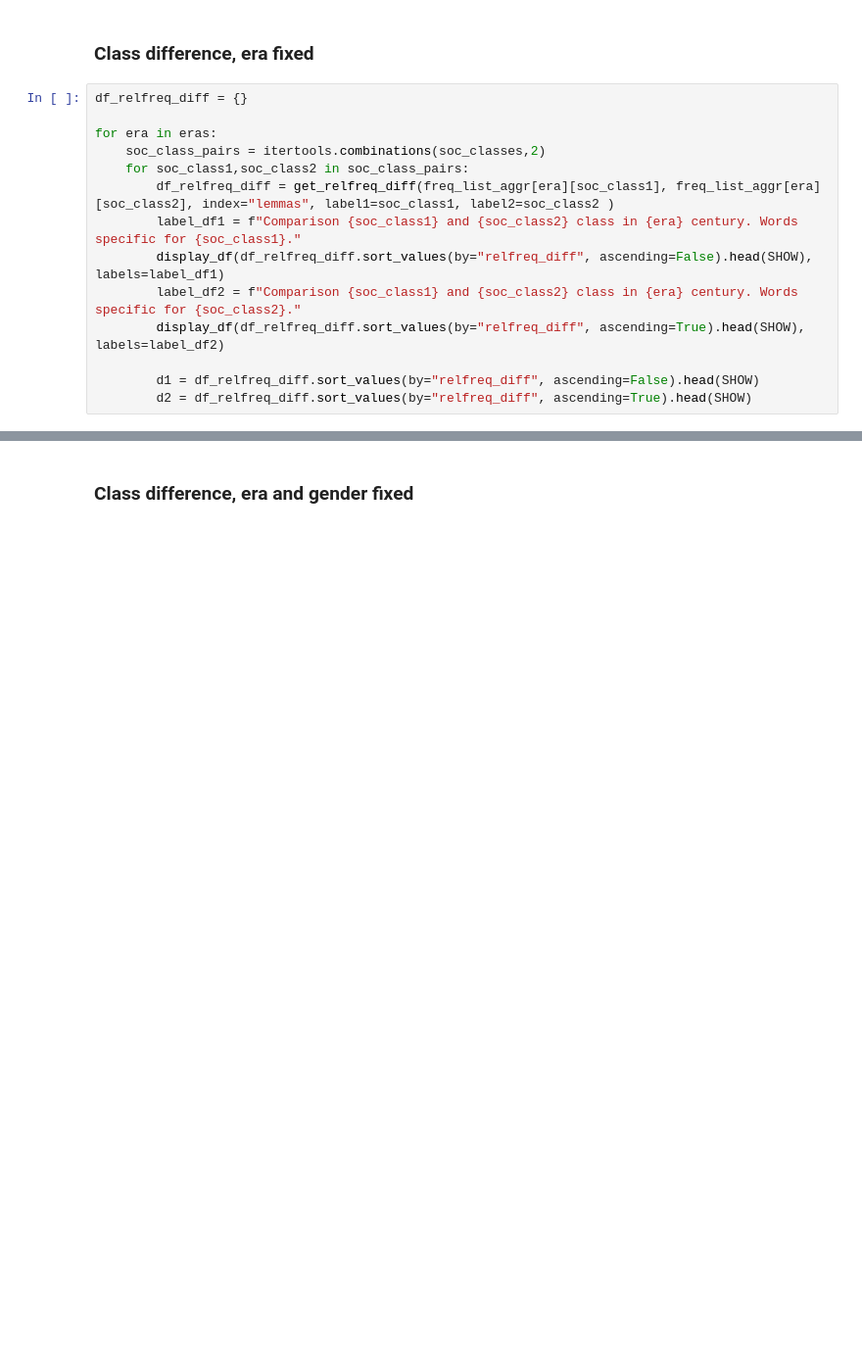
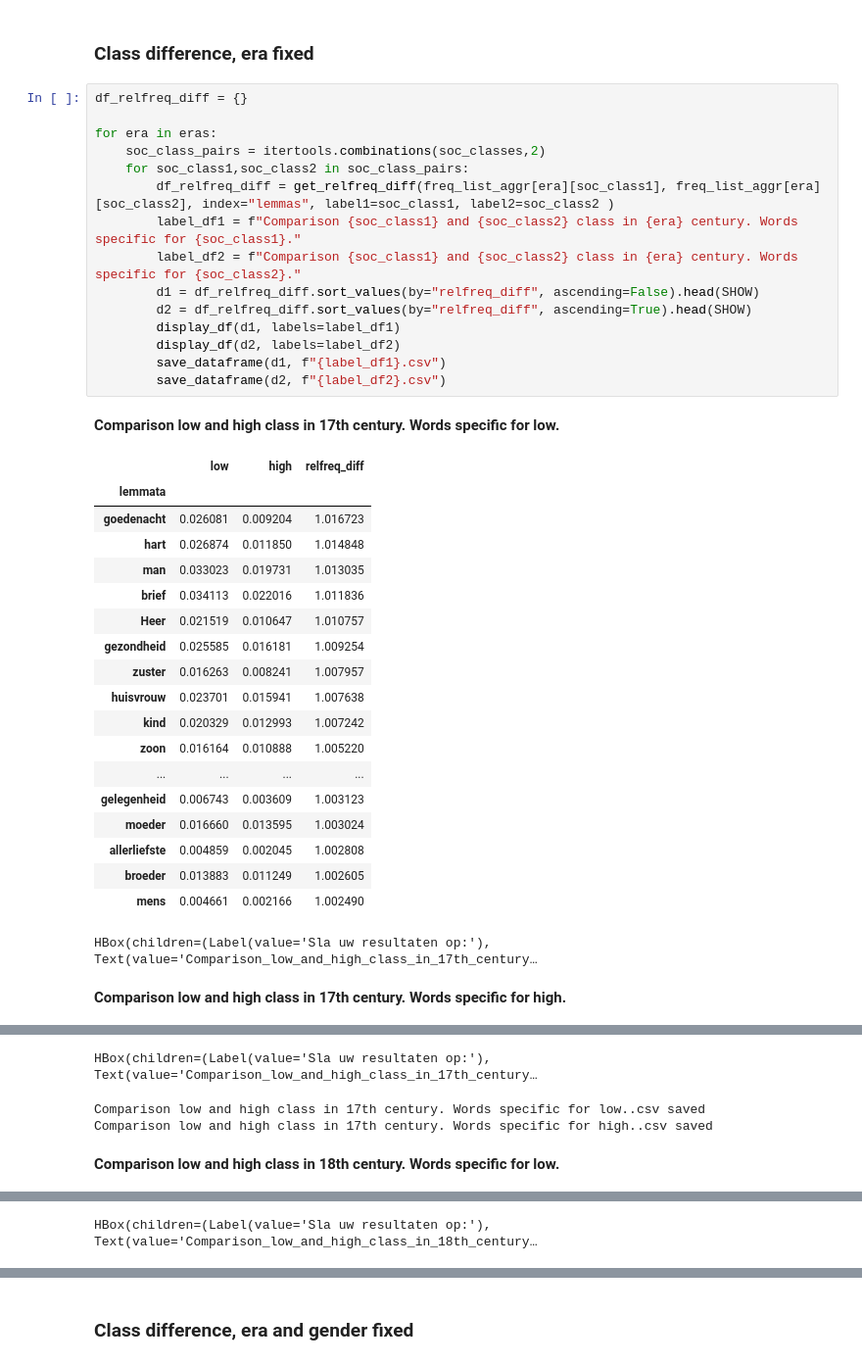
Before and after one commit to INL/chaining-search, a Jupyter notebook: contrib/Case_study_paper.ipynb, the cells around one changed output, grey strips where cells are left out. Shown at 98% size. Drawn from its saved outputs; the diff is of its cells as text; blank space fills up the shorter version.

Commit message:
outputted result df's now

```diff
--- a/contrib/Case_study_paper.ipynb
+++ b/contrib/Case_study_paper.ipynb
@@ -61,14 +65,37 @@ SHOW=20
 # %%
 df_relfreq_diff = {}
 
 for era in eras:
     soc_class_pairs = itertools.combinations(soc_classes,2)
     for soc_class1,soc_class2 in soc_class_pairs:
         df_relfreq_diff = get_relfreq_diff(freq_list_aggr[era][soc_class1], freq_list_aggr[era][soc_class2], index="lemmas", label1=soc_class1, label2=soc_class2 )
         label_df1 = f"Comparison {soc_class1} and {soc_class2} class in {era} century. Words specific for {soc_class1}."
-        display_df(df_relfreq_diff.sort_values(by="relfreq_diff", ascending=False).head(SHOW), labels=label_df1)
         label_df2 = f"Comparison {soc_class1} and {soc_class2} class in {era} century. Words specific for {soc_class2}."
-        display_df(df_relfreq_diff.sort_values(by="relfreq_diff", ascending=True).head(SHOW), labels=label_df2)
-
         d1 = df_relfreq_diff.sort_values(by="relfreq_diff", ascending=False).head(SHOW)
         d2 = df_relfreq_diff.sort_values(by="relfreq_diff", ascending=True).head(SHOW)
+        display_df(d1, labels=label_df1)
+        display_df(d2, labels=label_df2)
+        save_dataframe(d1, f"{label_df1}.csv")
+        save_dataframe(d2, f"{label_df2}.csv")
+# %% [output]
+Comparison low and high class in 17th century. Words specific for low.
+|  | low | high | relfreq_diff |
+| lemmata |  |  |  |
+| goedenacht | 0.026081 | 0.009204 | 1.016723 |
+| hart | 0.026874 | 0.011850 | 1.014848 |
+| man | 0.033023 | 0.019731 | 1.013035 |
+| brief | 0.034113 | 0.022016 | 1.011836 |
+| Heer | 0.021519 | 0.010647 | 1.010757 |
+| gezondheid | 0.025585 | 0.016181 | 1.009254 |
+| zuster | 0.016263 | 0.008241 | 1.007957 |
+| huisvrouw | 0.023701 | 0.015941 | 1.007638 |
+| kind | 0.020329 | 0.012993 | 1.007242 |
+| zoon | 0.016164 | 0.010888 | 1.005220 |
+| ... | ... | ... | ... |
+| gelegenheid | 0.006743 | 0.003609 | 1.003123 |
+| moeder | 0.016660 | 0.013595 | 1.003024 |
+| allerliefste | 0.004859 | 0.002045 | 1.002808 |
+| broeder | 0.013883 | 0.011249 | 1.002605 |
+| mens | 0.004661 | 0.002166 | 1.002490 |
+HBox(children=(Label(value='Sla uw resultaten op:'), Text(value='Comparison_low_and_high_class_in_17th_century…
+Comparison low and high class in 17th century. Words specific for high.
@@ -74,0 +120,4 @@ for era in eras:
+HBox(children=(Label(value='Sla uw resultaten op:'), Text(value='Comparison_low_and_high_class_in_17th_century…
+Comparison low and high class in 17th century. Words specific for low..csv saved
+Comparison low and high class in 17th century. Words specific for high..csv saved
+Comparison low and high class in 18th century. Words specific for low.
@@ -74,0 +142 @@ for era in eras:
+HBox(children=(Label(value='Sla uw resultaten op:'), Text(value='Comparison_low_and_high_class_in_18th_century…
```
Also changed, not shown: parts of 7 cells of this notebook.
